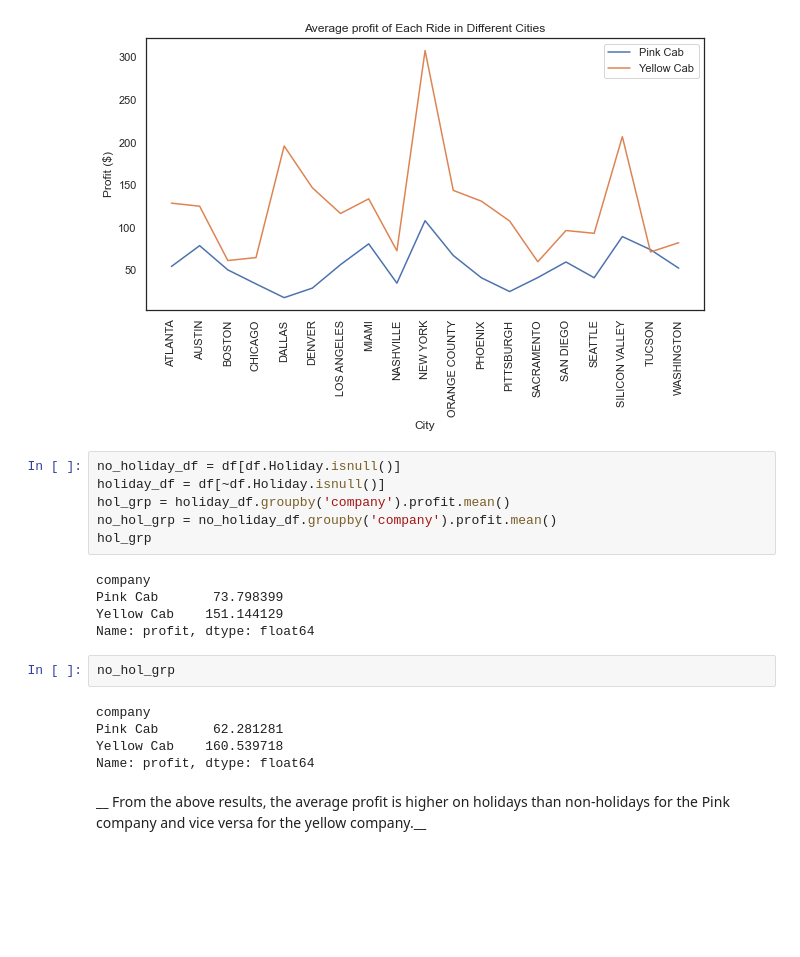
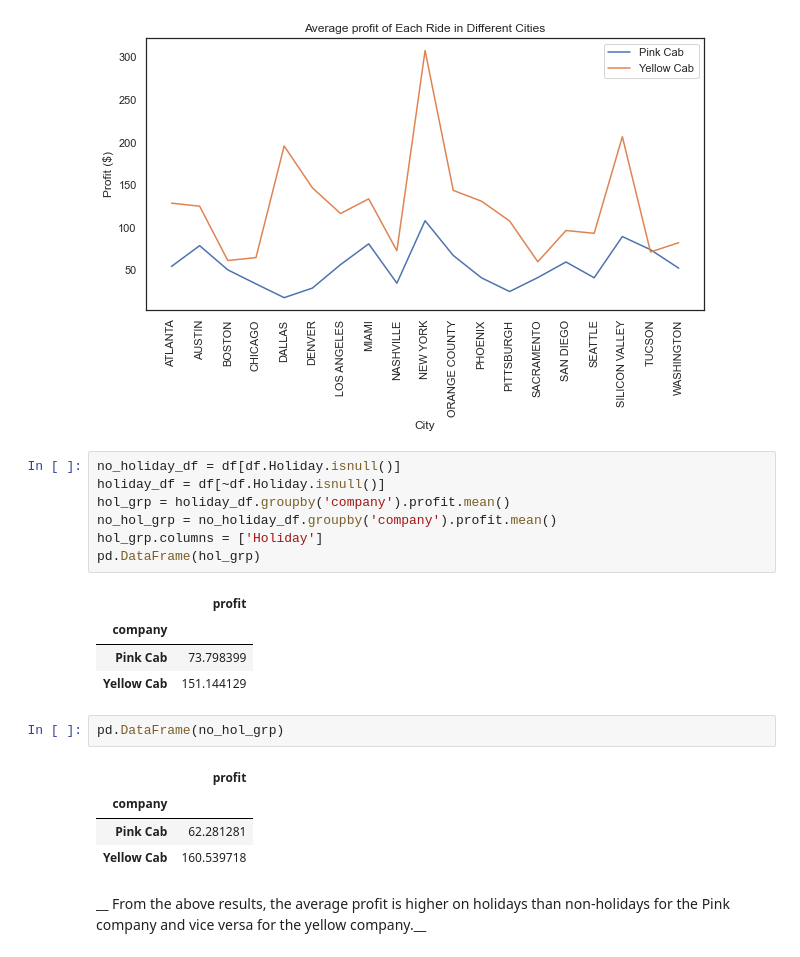
Before and after one commit to udbhavbalaji/G2M-Cab-Investment, a Jupyter notebook: G2M-EDA.ipynb, the cells around one changed output. Saved outputs shown, nothing was run; the diff lists cells and outputs as text; blank space fills up the shorter version.

```diff
--- a/G2M-EDA.ipynb
+++ b/G2M-EDA.ipynb
@@ -273,21 +244,22 @@ for metric in metrics:
 # %%
 no_holiday_df = df[df.Holiday.isnull()]
 holiday_df = df[~df.Holiday.isnull()]
 hol_grp = holiday_df.groupby('company').profit.mean()
 no_hol_grp = no_holiday_df.groupby('company').profit.mean()
-hol_grp
+hol_grp.columns = ['Holiday']
+pd.DataFrame(hol_grp)
 # %% [output]
-company
-Pink Cab       73.798399
-Yellow Cab    151.144129
-Name: profit, dtype: float64
+|  | profit |
+| company |  |
+| Pink Cab | 73.798399 |
+| Yellow Cab | 151.144129 |
-# %%
-no_hol_grp
-# %% [output]
-company
-Pink Cab       62.281281
-Yellow Cab    160.539718
-Name: profit, dtype: float64
+# %%
+pd.DataFrame(no_hol_grp)
+# %% [output]
+|  | profit |
+| company |  |
+| Pink Cab | 62.281281 |
+| Yellow Cab | 160.539718 |
 # %% [markdown]
 __ From the above results, the average profit is higher on holidays than non-holidays for the Pink company and vice versa for the yellow company.__
 # %%
```
Also changed, not shown: parts of 14 cells of this notebook.
